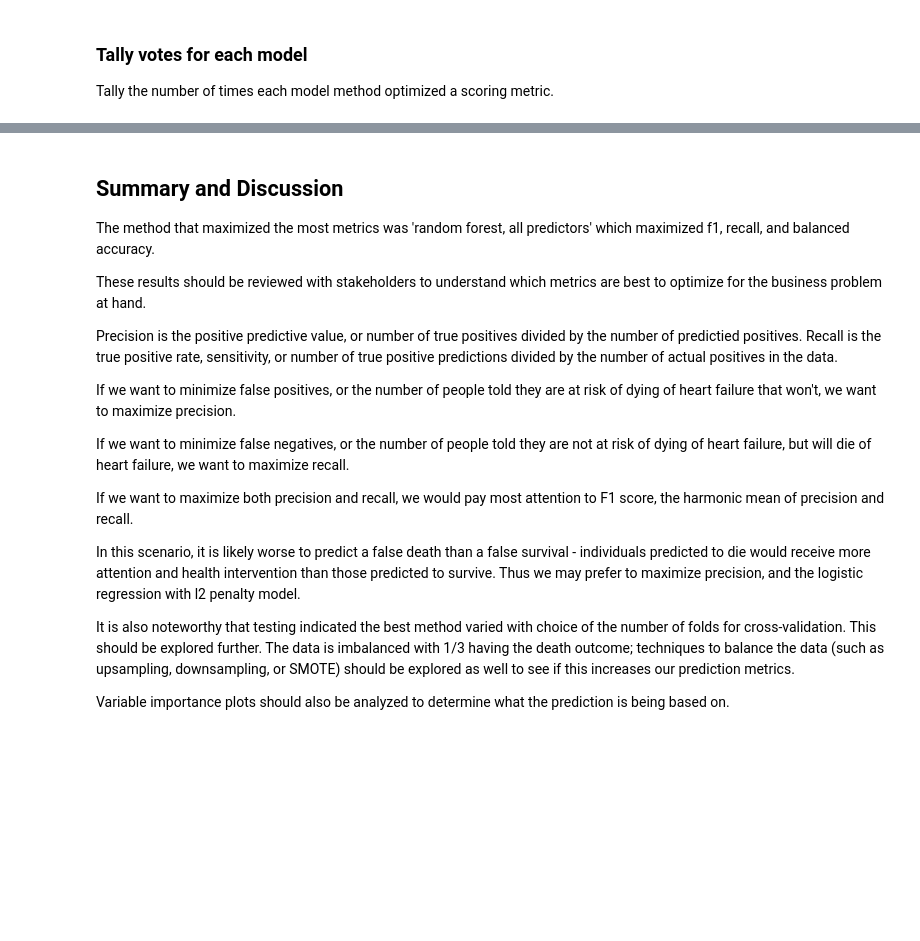
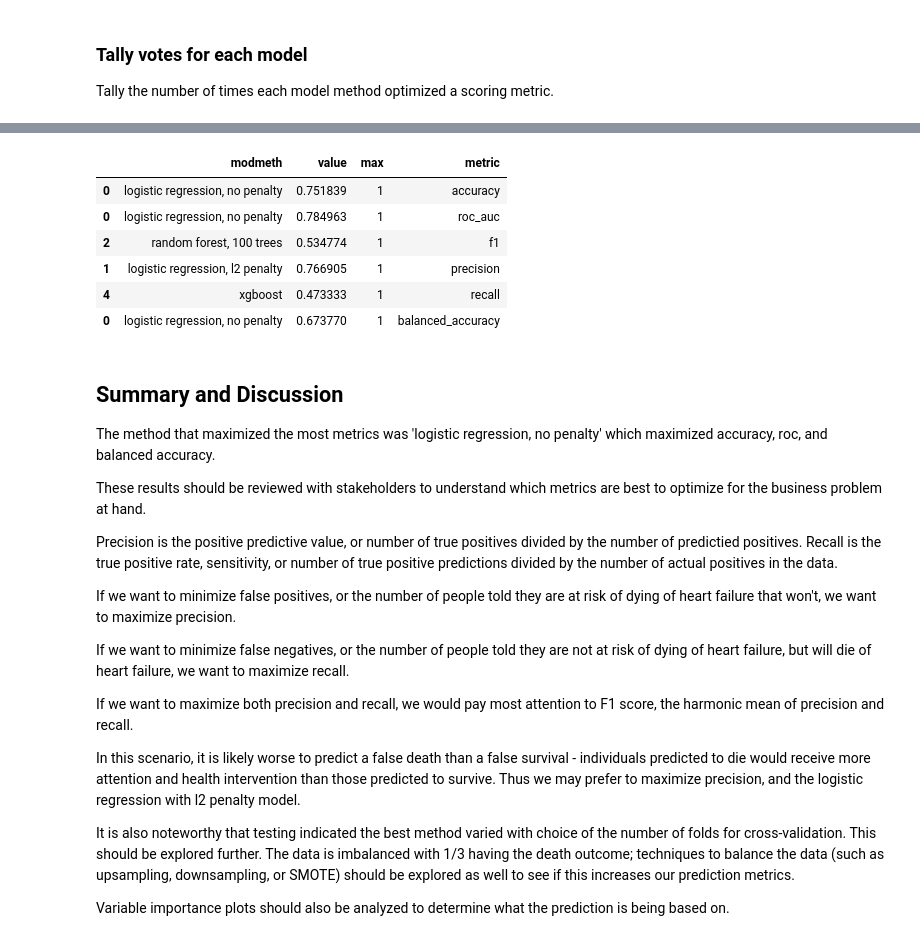
Before and after one commit to la-mcnamara/samplers, a Jupyter notebook: HeartFailure.ipynb, the cells around one changed output, grey strips where cells are left out. Saved outputs shown, nothing was run; the diff lists cells and outputs as text; code cells hidden in the pictures; blank space fills up the shorter version.

```diff
--- a/HeartFailure.ipynb
+++ b/HeartFailure.ipynb
@@ -392,7 +392,18 @@ allrslt.loc[allrslt.modmeth == winmeth]
+# %%
+# best of each metric
+allrslt[allrslt['max'] ==1 ]
+# %% [output]
+|  | modmeth | value | max | metric |
+| 0 | logistic regression, no penalty | 0.751839 | 1 | accuracy |
+| 0 | logistic regression, no penalty | 0.784963 | 1 | roc_auc |
+| 2 | random forest, 100 trees | 0.534774 | 1 | f1 |
+| 1 | logistic regression, l2 penalty | 0.766905 | 1 | precision |
+| 4 | xgboost | 0.473333 | 1 | recall |
+| 0 | logistic regression, no penalty | 0.673770 | 1 | balanced_accuracy |
 # %% [markdown]
 ## Summary and Discussion
 
-The method that maximized the most metrics was 'random forest, all predictors' which maximized f1, recall, and balanced accuracy.
+The method that maximized the most metrics was 'logistic regression, no penalty' which maximized accuracy, roc, and balanced accuracy.
 
 These results should be reviewed with stakeholders to understand which metrics are best to optimize for the business problem at hand.
 
```
Also changed, not shown: parts of 6 cells of this notebook.
